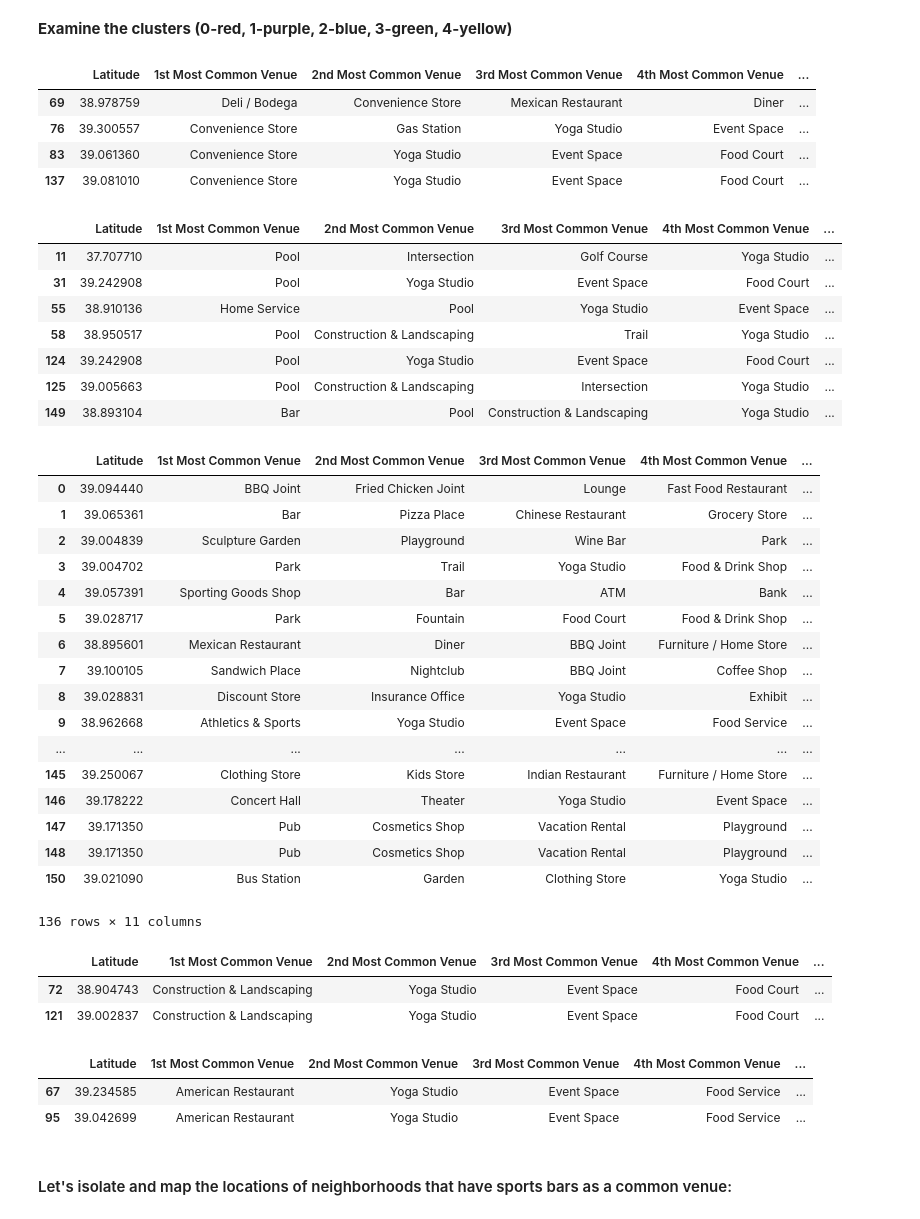
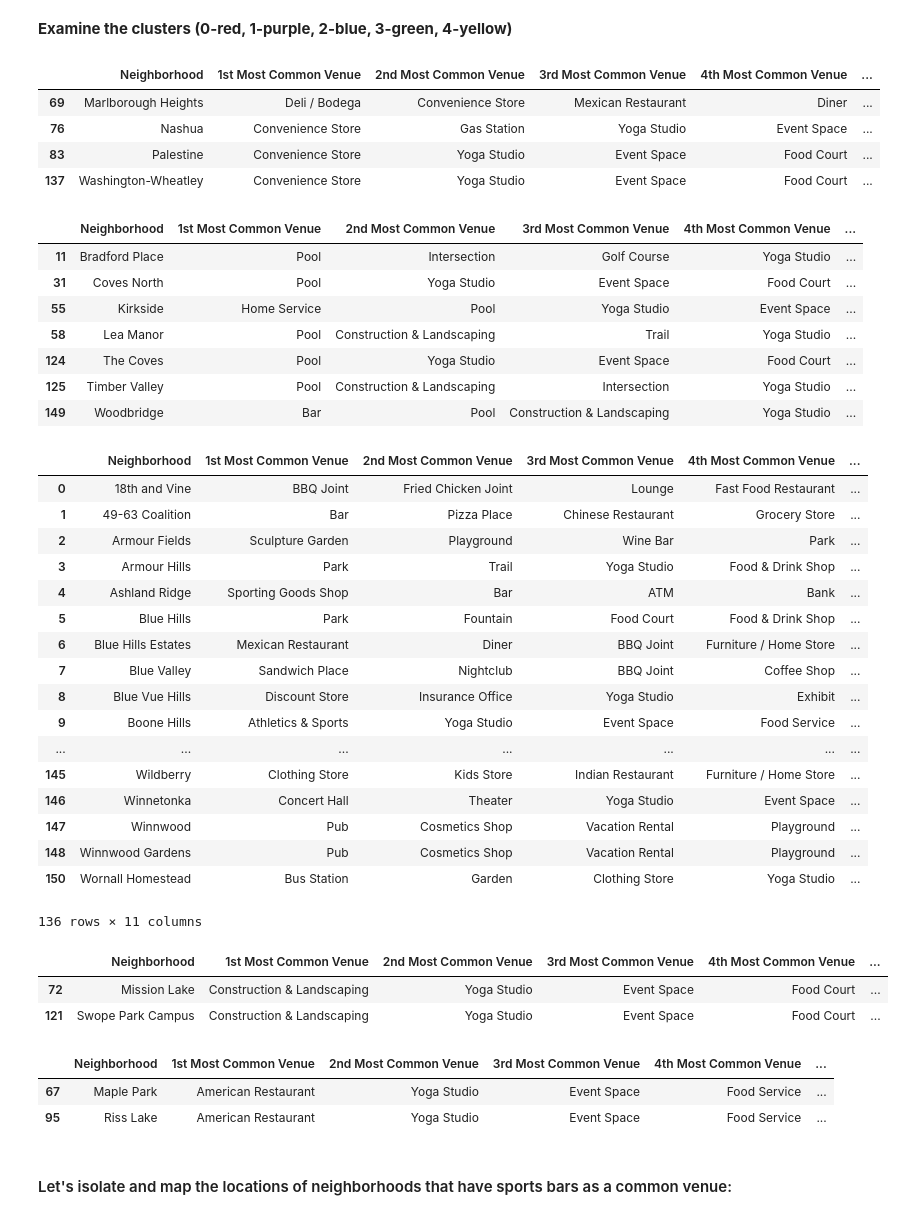
Before and after one commit to jamesx955/Coursera_Capstone, a Jupyter notebook: Kansas City, Missouri Sports Bar.ipynb, the cells around one changed output. Cells and saved outputs as stored; diff of their text form; code cells hidden in the pictures.

Commit message:
Published from Watson Studio.

```diff
--- a/Kansas City, Missouri Sports Bar.ipynb
+++ b/Kansas City, Missouri Sports Bar.ipynb
@@ -499,57 +499,57 @@ map_clusters
 # %% [markdown]
 __Examine the clusters (0-red, 1-purple, 2-blue, 3-green, 4-yellow)__
 # %%
-kansas_city_merged.loc[kansas_city_merged['Cluster Labels'] == 0, kansas_city_merged.columns[[1] + list(range(4, kansas_city_merged.shape[1]))]]
+kansas_city_merged.loc[kansas_city_merged['Cluster Labels'] == 0, kansas_city_merged.columns[[0] + list(range(4, kansas_city_merged.shape[1]))]]
 # %% [output]
-|  | Latitude | 1st Most Common Venue | 2nd Most Common Venue | 3rd Most Common Venue | 4th Most Common Venue | ... |
-| 69 | 38.978759 | Deli / Bodega | Convenience Store | Mexican Restaurant | Diner | ... |
-| 76 | 39.300557 | Convenience Store | Gas Station | Yoga Studio | Event Space | ... |
-| 83 | 39.061360 | Convenience Store | Yoga Studio | Event Space | Food Court | ... |
-| 137 | 39.081010 | Convenience Store | Yoga Studio | Event Space | Food Court | ... |
+|  | Neighborhood | 1st Most Common Venue | 2nd Most Common Venue | 3rd Most Common Venue | 4th Most Common Venue | ... |
+| 69 | Marlborough Heights | Deli / Bodega | Convenience Store | Mexican Restaurant | Diner | ... |
+| 76 | Nashua | Convenience Store | Gas Station | Yoga Studio | Event Space | ... |
+| 83 | Palestine | Convenience Store | Yoga Studio | Event Space | Food Court | ... |
+| 137 | Washington-Wheatley | Convenience Store | Yoga Studio | Event Space | Food Court | ... |
 # %%
-kansas_city_merged.loc[kansas_city_merged['Cluster Labels'] == 1, kansas_city_merged.columns[[1] + list(range(4, kansas_city_merged.shape[1]))]]
+kansas_city_merged.loc[kansas_city_merged['Cluster Labels'] == 1, kansas_city_merged.columns[[0] + list(range(4, kansas_city_merged.shape[1]))]]
 # %% [output]
-|  | Latitude | 1st Most Common Venue | 2nd Most Common Venue | 3rd Most Common Venue | 4th Most Common Venue | ... |
-| 11 | 37.707710 | Pool | Intersection | Golf Course | Yoga Studio | ... |
-| 31 | 39.242908 | Pool | Yoga Studio | Event Space | Food Court | ... |
-| 55 | 38.910136 | Home Service | Pool | Yoga Studio | Event Space | ... |
-| 58 | 38.950517 | Pool | Construction & Landscaping | Trail | Yoga Studio | ... |
-| 124 | 39.242908 | Pool | Yoga Studio | Event Space | Food Court | ... |
-| 125 | 39.005663 | Pool | Construction & Landscaping | Intersection | Yoga Studio | ... |
-| 149 | 38.893104 | Bar | Pool | Construction & Landscaping | Yoga Studio | ... |
+|  | Neighborhood | 1st Most Common Venue | 2nd Most Common Venue | 3rd Most Common Venue | 4th Most Common Venue | ... |
+| 11 | Bradford Place | Pool | Intersection | Golf Course | Yoga Studio | ... |
+| 31 | Coves North | Pool | Yoga Studio | Event Space | Food Court | ... |
+| 55 | Kirkside | Home Service | Pool | Yoga Studio | Event Space | ... |
+| 58 | Lea Manor | Pool | Construction & Landscaping | Trail | Yoga Studio | ... |
+| 124 | The Coves | Pool | Yoga Studio | Event Space | Food Court | ... |
+| 125 | Timber Valley | Pool | Construction & Landscaping | Intersection | Yoga Studio | ... |
+| 149 | Woodbridge | Bar | Pool | Construction & Landscaping | Yoga Studio | ... |
 # %%
-kansas_city_merged.loc[kansas_city_merged['Cluster Labels'] == 2, kansas_city_merged.columns[[1] + list(range(4, kansas_city_merged.shape[1]))]]
+kansas_city_merged.loc[kansas_city_merged['Cluster Labels'] == 2, kansas_city_merged.columns[[0] + list(range(4, kansas_city_merged.shape[1]))]]
 # %% [output]
-|  | Latitude | 1st Most Common Venue | 2nd Most Common Venue | 3rd Most Common Venue | 4th Most Common Venue | ... |
-| 0 | 39.094440 | BBQ Joint | Fried Chicken Joint | Lounge | Fast Food Restaurant | ... |
-| 1 | 39.065361 | Bar | Pizza Place | Chinese Restaurant | Grocery Store | ... |
-| 2 | 39.004839 | Sculpture Garden | Playground | Wine Bar | Park | ... |
-| 3 | 39.004702 | Park | Trail | Yoga Studio | Food & Drink Shop | ... |
-| 4 | 39.057391 | Sporting Goods Shop | Bar | ATM | Bank | ... |
-| 5 | 39.028717 | Park | Fountain | Food Court | Food & Drink Shop | ... |
-| 6 | 38.895601 | Mexican Restaurant | Diner | BBQ Joint | Furniture / Home Store | ... |
-| 7 | 39.100105 | Sandwich Place | Nightclub | BBQ Joint | Coffee Shop | ... |
-| 8 | 39.028831 | Discount Store | Insurance Office | Yoga Studio | Exhibit | ... |
-| 9 | 38.962668 | Athletics & Sports | Yoga Studio | Event Space | Food Service | ... |
+|  | Neighborhood | 1st Most Common Venue | 2nd Most Common Venue | 3rd Most Common Venue | 4th Most Common Venue | ... |
+| 0 | 18th and Vine | BBQ Joint | Fried Chicken Joint | Lounge | Fast Food Restaurant | ... |
+| 1 | 49-63 Coalition | Bar | Pizza Place | Chinese Restaurant | Grocery Store | ... |
+| 2 | Armour Fields | Sculpture Garden | Playground | Wine Bar | Park | ... |
+| 3 | Armour Hills | Park | Trail | Yoga Studio | Food & Drink Shop | ... |
+| 4 | Ashland Ridge | Sporting Goods Shop | Bar | ATM | Bank | ... |
+| 5 | Blue Hills | Park | Fountain | Food Court | Food & Drink Shop | ... |
+| 6 | Blue Hills Estates | Mexican Restaurant | Diner | BBQ Joint | Furniture / Home Store | ... |
+| 7 | Blue Valley | Sandwich Place | Nightclub | BBQ Joint | Coffee Shop | ... |
+| 8 | Blue Vue Hills | Discount Store | Insurance Office | Yoga Studio | Exhibit | ... |
+| 9 | Boone Hills | Athletics & Sports | Yoga Studio | Event Space | Food Service | ... |
 | ... | ... | ... | ... | ... | ... | ... |
-| 145 | 39.250067 | Clothing Store | Kids Store | Indian Restaurant | Furniture / Home Store | ... |
-| 146 | 39.178222 | Concert Hall | Theater | Yoga Studio | Event Space | ... |
-| 147 | 39.171350 | Pub | Cosmetics Shop | Vacation Rental | Playground | ... |
-| 148 | 39.171350 | Pub | Cosmetics Shop | Vacation Rental | Playground | ... |
-| 150 | 39.021090 | Bus Station | Garden | Clothing Store | Yoga Studio | ... |
+| 145 | Wildberry | Clothing Store | Kids Store | Indian Restaurant | Furniture / Home Store | ... |
+| 146 | Winnetonka | Concert Hall | Theater | Yoga Studio | Event Space | ... |
+| 147 | Winnwood | Pub | Cosmetics Shop | Vacation Rental | Playground | ... |
+| 148 | Winnwood Gardens | Pub | Cosmetics Shop | Vacation Rental | Playground | ... |
+| 150 | Wornall Homestead | Bus Station | Garden | Clothing Store | Yoga Studio | ... |
 136 rows × 11 columns
 # %%
-kansas_city_merged.loc[kansas_city_merged['Cluster Labels'] == 3, kansas_city_merged.columns[[1] + list(range(4, kansas_city_merged.shape[1]))]]
+kansas_city_merged.loc[kansas_city_merged['Cluster Labels'] == 3, kansas_city_merged.columns[[0] + list(range(4, kansas_city_merged.shape[1]))]]
 # %% [output]
-|  | Latitude | 1st Most Common Venue | 2nd Most Common Venue | 3rd Most Common Venue | 4th Most Common Venue | ... |
-| 72 | 38.904743 | Construction & Landscaping | Yoga Studio | Event Space | Food Court | ... |
-| 121 | 39.002837 | Construction & Landscaping | Yoga Studio | Event Space | Food Court | ... |
+|  | Neighborhood | 1st Most Common Venue | 2nd Most Common Venue | 3rd Most Common Venue | 4th Most Common Venue | ... |
+| 72 | Mission Lake | Construction & Landscaping | Yoga Studio | Event Space | Food Court | ... |
+| 121 | Swope Park Campus | Construction & Landscaping | Yoga Studio | Event Space | Food Court | ... |
 # %%
-kansas_city_merged.loc[kansas_city_merged['Cluster Labels'] == 4, kansas_city_merged.columns[[1] + list(range(4, kansas_city_merged.shape[1]))]]
+kansas_city_merged.loc[kansas_city_merged['Cluster Labels'] == 4, kansas_city_merged.columns[[0] + list(range(4, kansas_city_merged.shape[1]))]]
 # %% [output]
-|  | Latitude | 1st Most Common Venue | 2nd Most Common Venue | 3rd Most Common Venue | 4th Most Common Venue | ... |
-| 67 | 39.234585 | American Restaurant | Yoga Studio | Event Space | Food Service | ... |
-| 95 | 39.042699 | American Restaurant | Yoga Studio | Event Space | Food Service | ... |
+|  | Neighborhood | 1st Most Common Venue | 2nd Most Common Venue | 3rd Most Common Venue | 4th Most Common Venue | ... |
+| 67 | Maple Park | American Restaurant | Yoga Studio | Event Space | Food Service | ... |
+| 95 | Riss Lake | American Restaurant | Yoga Studio | Event Space | Food Service | ... |
 # %% [markdown]
 #### Let's isolate and map the locations of neighborhoods that have sports bars as a common venue:
 # %%
```
Also changed, not shown: parts of 1 cell of this notebook.
